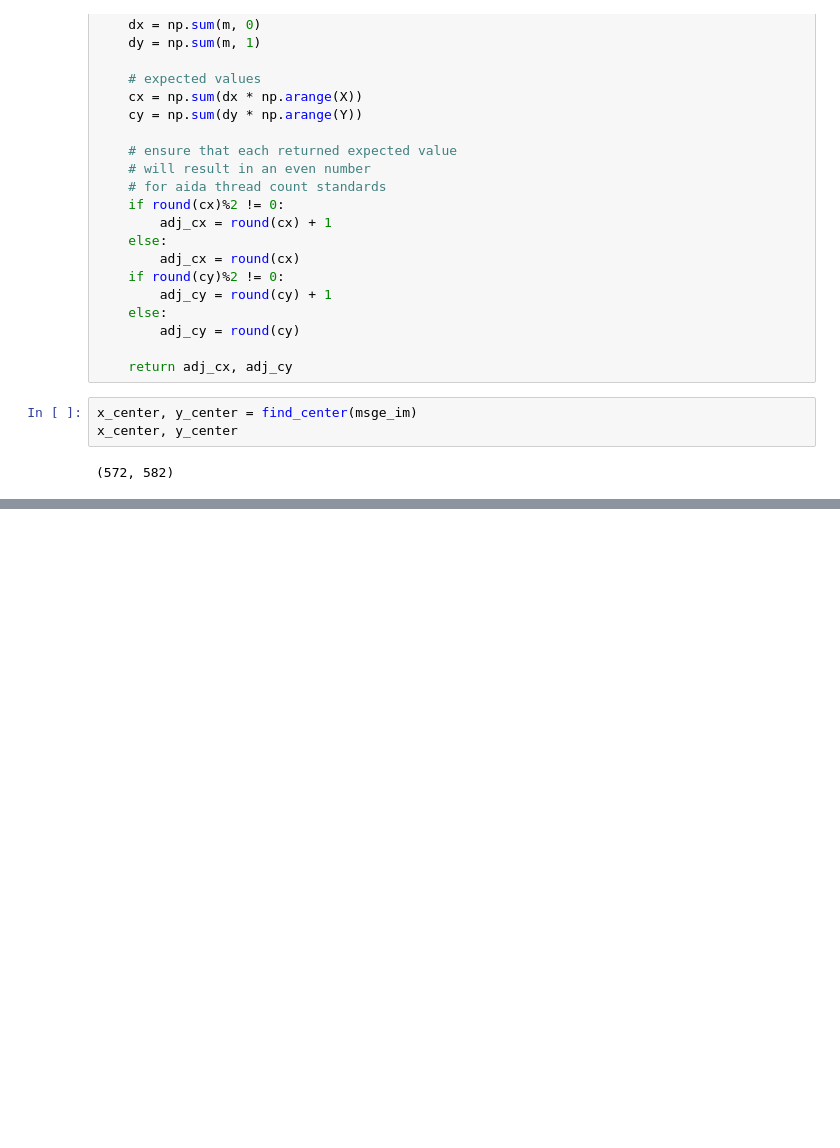
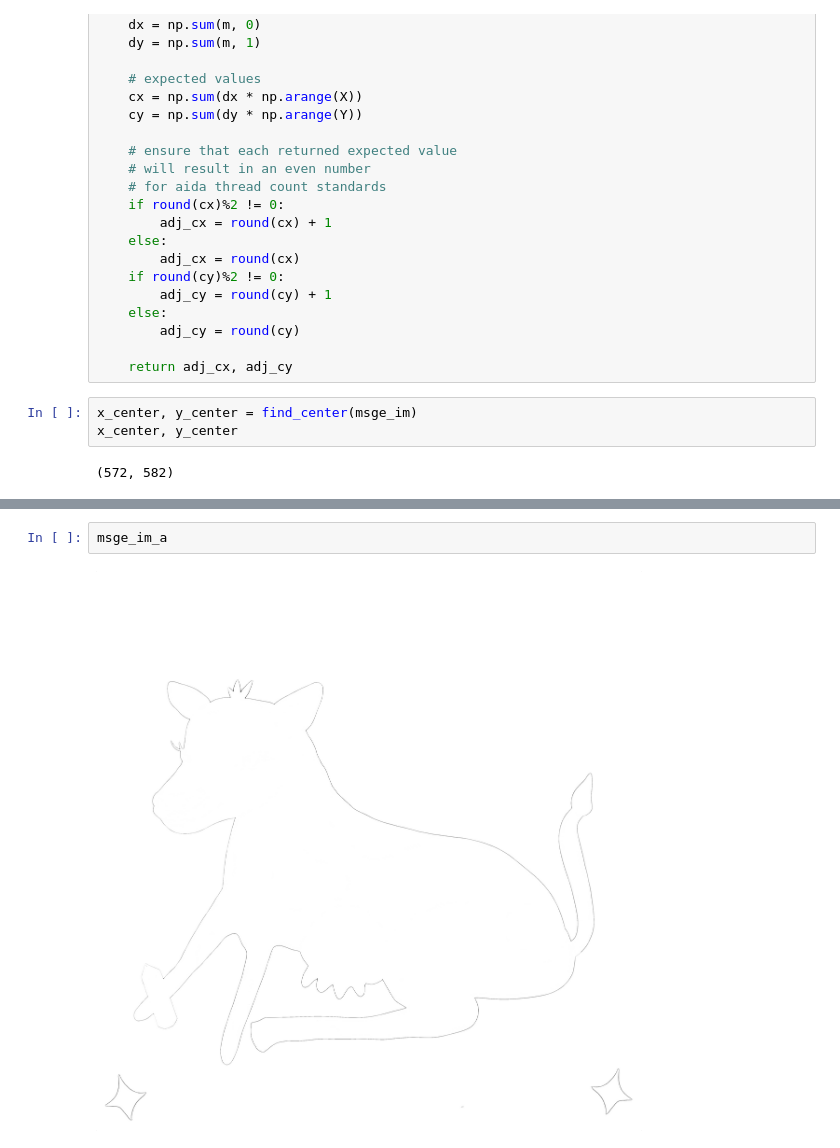
Before and after one commit to eannefawcett/cross-stitch-patternizer, a Jupyter notebook: notebooks/01_eaf_Set-up-project-scope.ipynb, the cells around one changed output, grey strips where cells are left out. Saved outputs shown, nothing was run; the diff lists cells and outputs as text; blank space fills up the shorter version.

```diff
--- a/notebooks/01_eaf_Set-up-project-scope.ipynb
+++ b/notebooks/01_eaf_Set-up-project-scope.ipynb
@@ -60,0 +98,4 @@ x_center, y_center
+# %%
+msge_im_a
+# %% [output]
+[figure, added]
```
Also changed, not shown: parts of 11 cells of this notebook.
